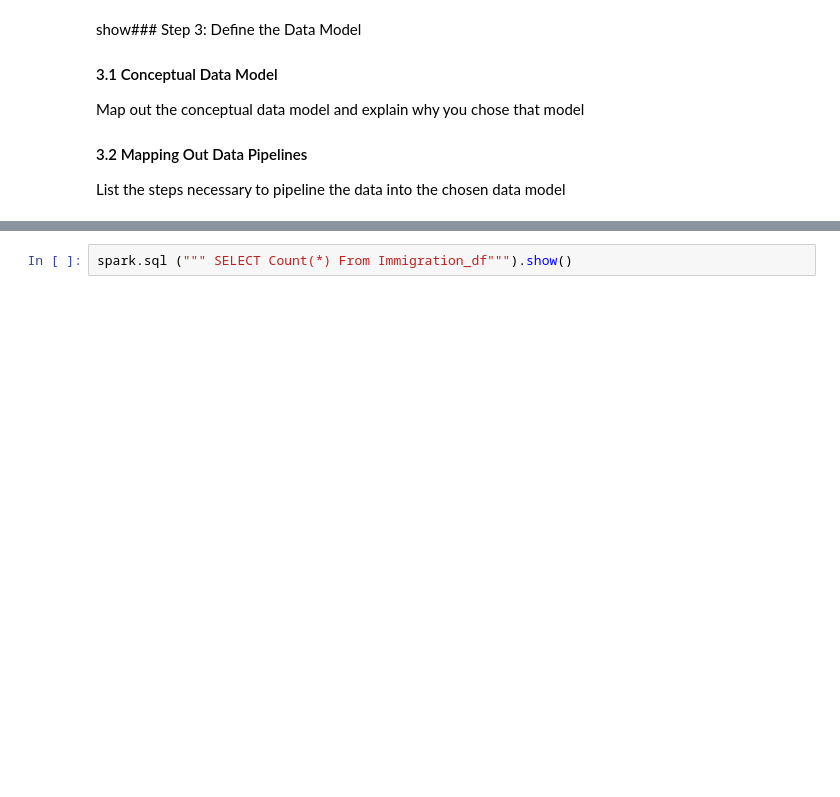
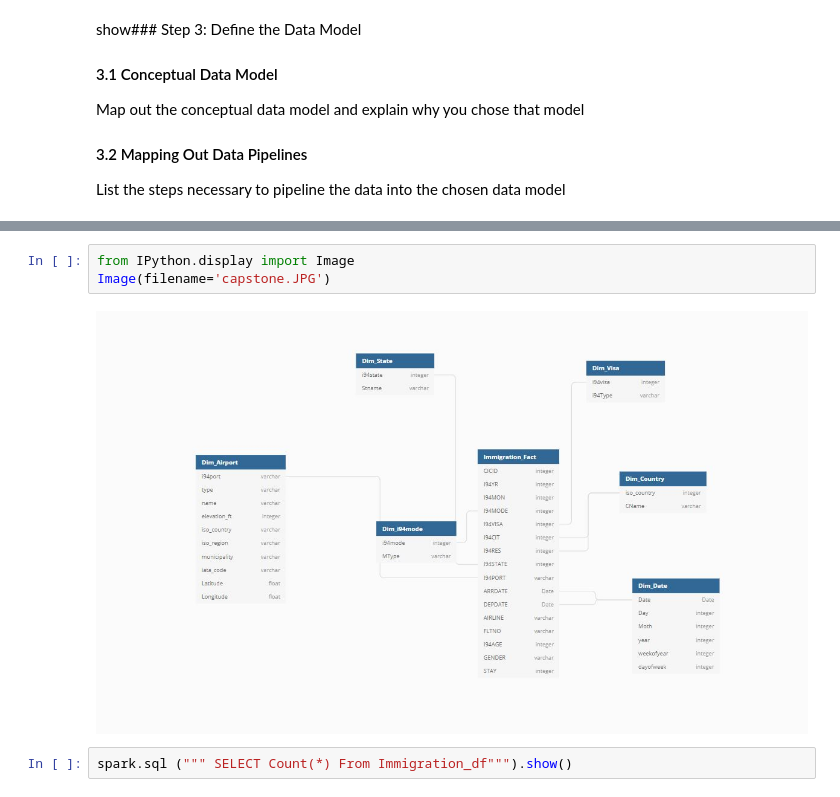
Before and after one commit to Narvinuk/Udend_Capstone_Project, a Jupyter notebook: Capstone Project_Immigration.ipynb, the cells around one changed output, grey strips where cells are left out. Drawn from its saved outputs; the diff is of its cells as text; blank space fills up the shorter version.

```diff
--- a/Capstone Project_Immigration.ipynb
+++ b/Capstone Project_Immigration.ipynb
@@ -439,3 +633,8 @@ List the steps necessary to pipeline the data into the chosen data model
+# %%
+from IPython.display import Image
+Image(filename='capstone.JPG')
+# %% [output]
+[figure, added]
 # %%
 spark.sql (""" SELECT Count(*) From Immigration_df""").show()
 # %% [output]
```
Also changed, not shown: parts of 23 cells of this notebook.
